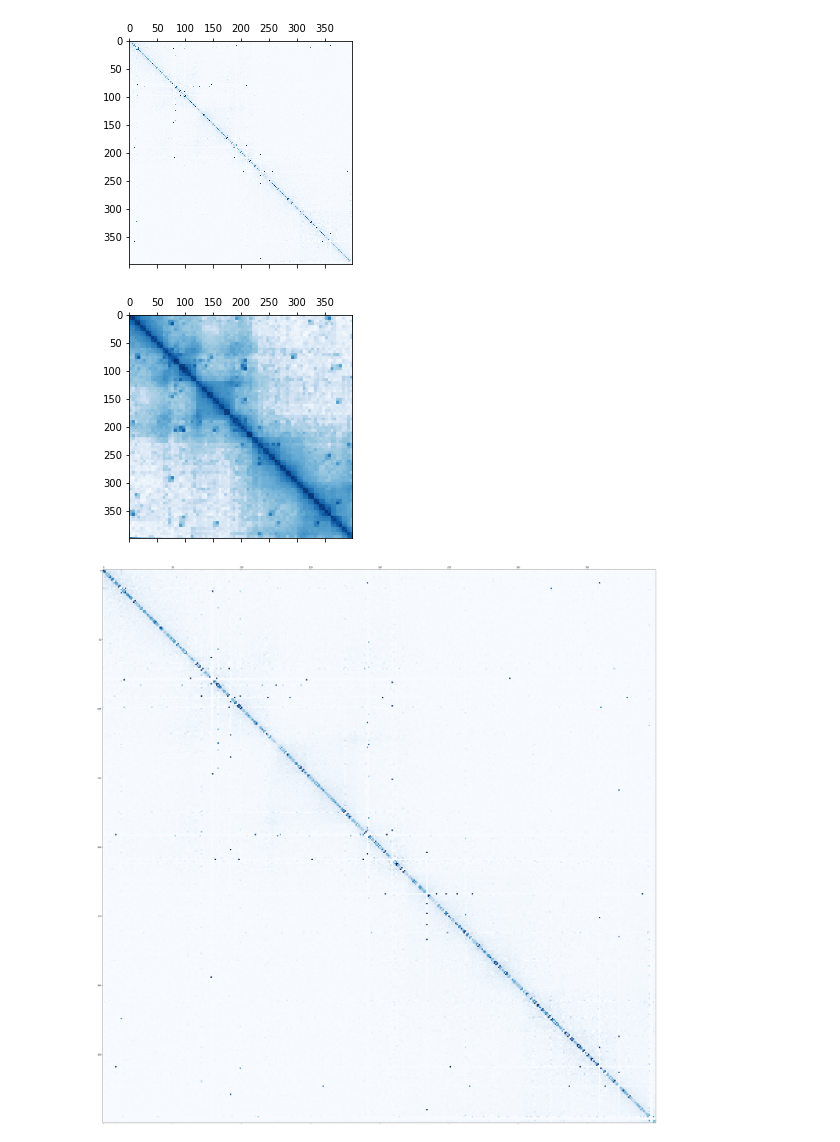
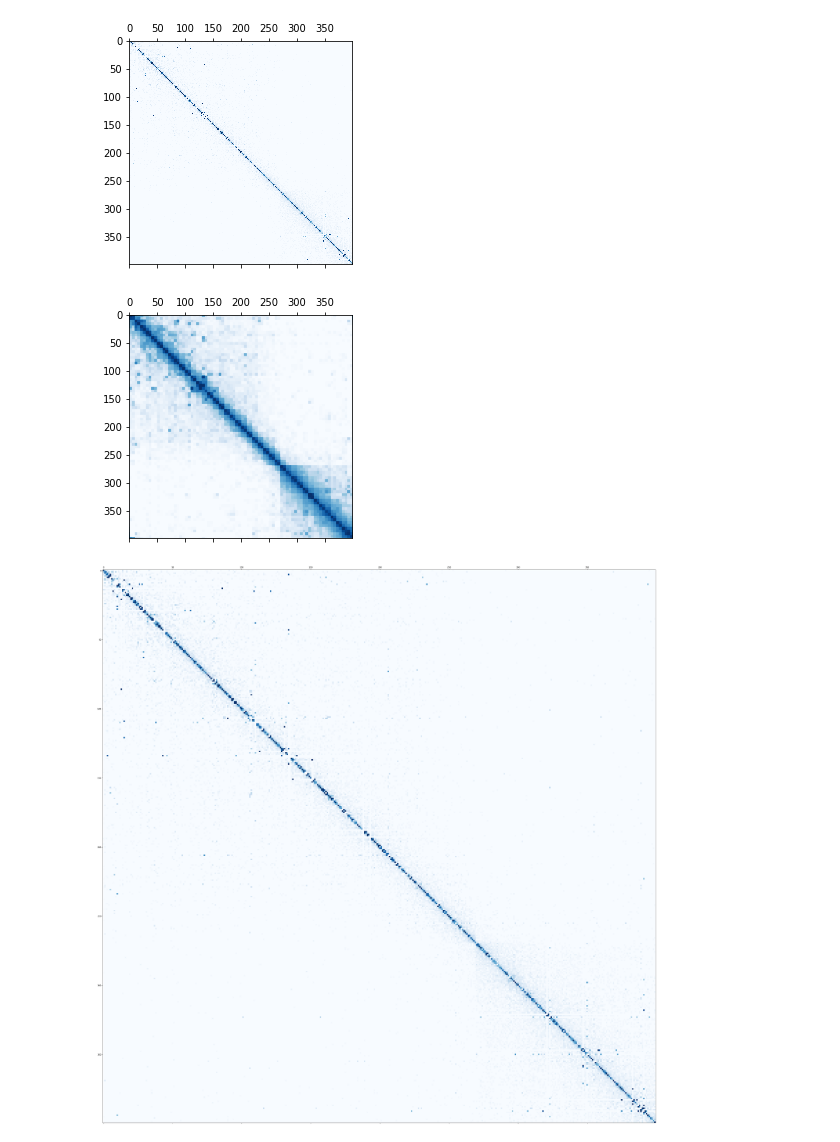
Before and after one commit to MICL-biolab/MINE, a Jupyter notebook: analyse/show.ipynb, the cells around one changed output. Drawn from its saved outputs; the diff is of its cells as text; code cells hidden in the pictures.

```diff
--- a/analyse/show.ipynb
+++ b/analyse/show.ipynb
@@ -6,32 +6,32 @@ from collections import Counter
 
 from tools import hic_norm, get_Several_MinMax_Array
 # %%
-chr = 19
-y, x = 2, 0
+chr = 4
+y, x = 182, 0
 
-all_path = "/data1/lmh_data/MINE/GM12878_ATAC_H3K27ac_H3K4me3/"
+all_path = "/data1/lmh_data/MINE/use_data/HepG2"
 
-hr = np.load(os.path.join(all_path, 'use_data', 'hr', 'chr{}_1000b.npz'.format(chr)))['hic']
-replaced = np.load(os.path.join(all_path, 'use_data', 'replaced', 'chr{}_1000b.npz'.format(chr)))['hic']
+hr = np.load(os.path.join(all_path, 'hr', 'chr{}_1000b.npz'.format(chr)))['hic']
+replaced = np.load(os.path.join(all_path, 'replaced', 'chr{}_1000b.npz'.format(chr)))['hic']
 
 # hr = hic_norm(hr)
-nums = int((hr != 0).sum() / 1000)
+nums = int((hr != 0).sum() / 100)
 max_num = get_Several_MinMax_Array(hr.reshape(-1), -nums)[0]
 hr[hr > max_num] = max_num
 hr = hr / hr.max() * 255
 
 replaced = hic_norm(replaced)
 
 hr = hr[y, x]
 replaced = replaced[y, x]
 
 plt.matshow(hr, cmap=plt.cm.Blues)
 plt.matshow(replaced, cmap=plt.cm.Blues)
 
 plt.show()
 # %% [output]
-[figure, old version]
+[figure, new version]
-[figure, old version]
+[figure, new version]
 # %%
 _hr = hr.copy()
 
@@ -39,5 +39,5 @@ plt.figure(figsize=(50,50))
 plt.matshow(_hr, cmap=plt.cm.Blues, fignum=0)
 plt.show()
 # %% [output]
-[figure, old version]
+[figure, new version]
 # %%
```
Also changed, not shown: parts of 2 cells of this notebook, 54 other files.
